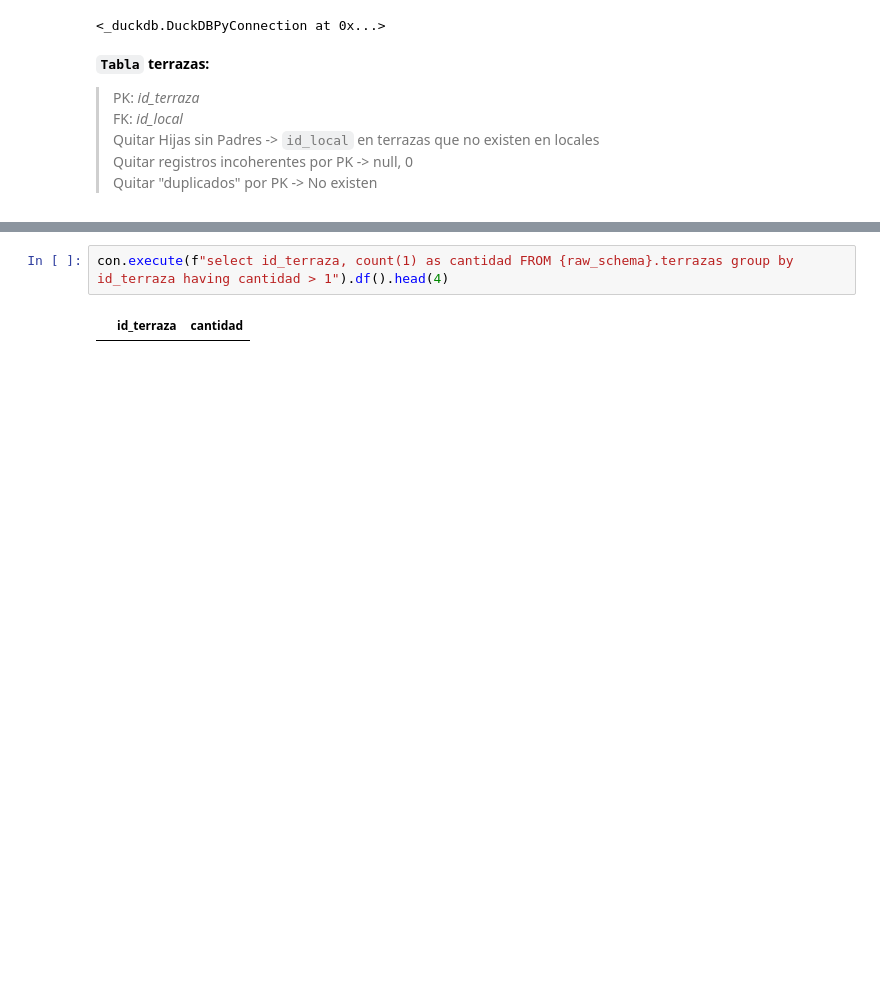
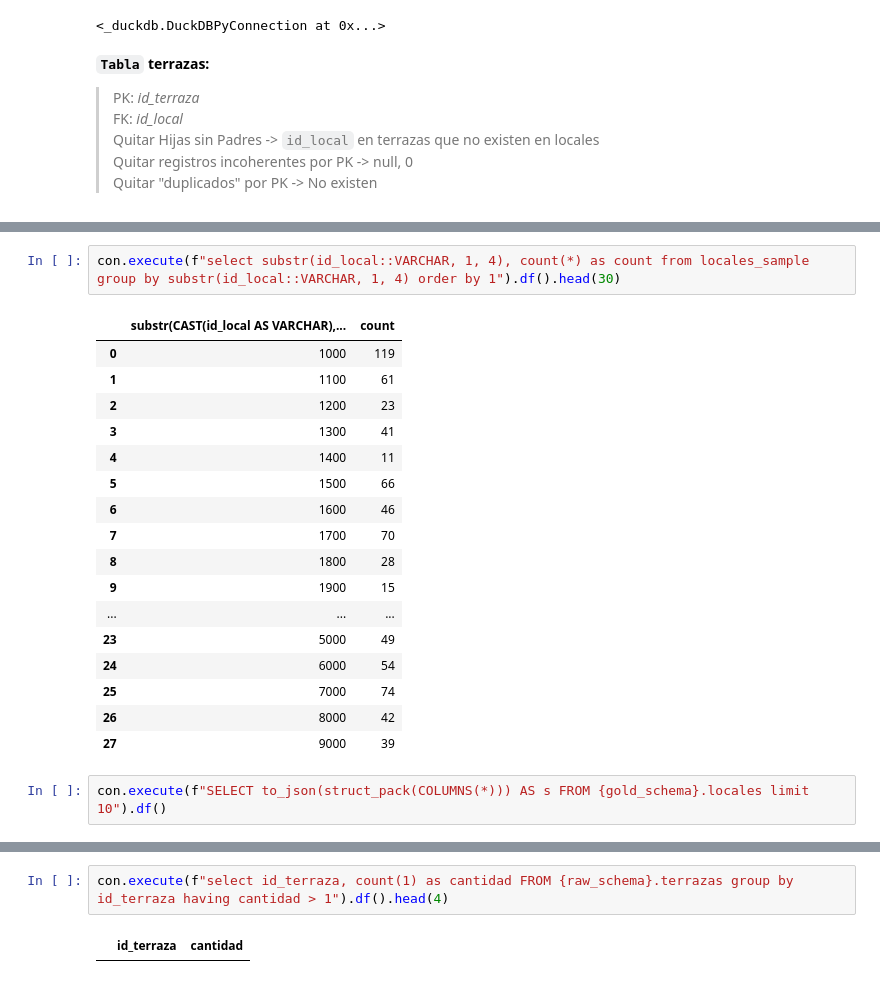
Before and after one commit to jhonjairo-rc/ucm-nosql-locales-listings, a Jupyter notebook: notebook/dataset.ipynb, the cells around one changed output, grey strips where cells are left out. Cells and saved outputs as stored; diff of their text form; blank space fills up the shorter version.

```diff
--- a/notebook/dataset.ipynb
+++ b/notebook/dataset.ipynb
@@ -220,0 +322,22 @@ con.execute(f"CREATE OR REPLACE TABLE {silver_schema}.terrazas AS \
+# %%
+con.execute(f"select substr(id_local::VARCHAR, 1, 4), count(*) as count from locales_sample group by substr(id_local::VARCHAR, 1, 4) order by 1").df().head(30)
+# %% [output]
+|  | substr(CAST(id_local AS VARCHAR),... | count |
+| 0 | 1000 | 119 |
+| 1 | 1100 | 61 |
+| 2 | 1200 | 23 |
+| 3 | 1300 | 41 |
+| 4 | 1400 | 11 |
+| 5 | 1500 | 66 |
+| 6 | 1600 | 46 |
+| 7 | 1700 | 70 |
+| 8 | 1800 | 28 |
+| 9 | 1900 | 15 |
+| ... | ... | ... |
+| 23 | 5000 | 49 |
+| 24 | 6000 | 54 |
+| 25 | 7000 | 74 |
+| 26 | 8000 | 42 |
+| 27 | 9000 | 39 |
+# %%
+con.execute(f"SELECT to_json(struct_pack(COLUMNS(*))) AS s FROM {gold_schema}.locales limit 10").df()
```
Also changed, not shown: parts of 62 cells of this notebook.
